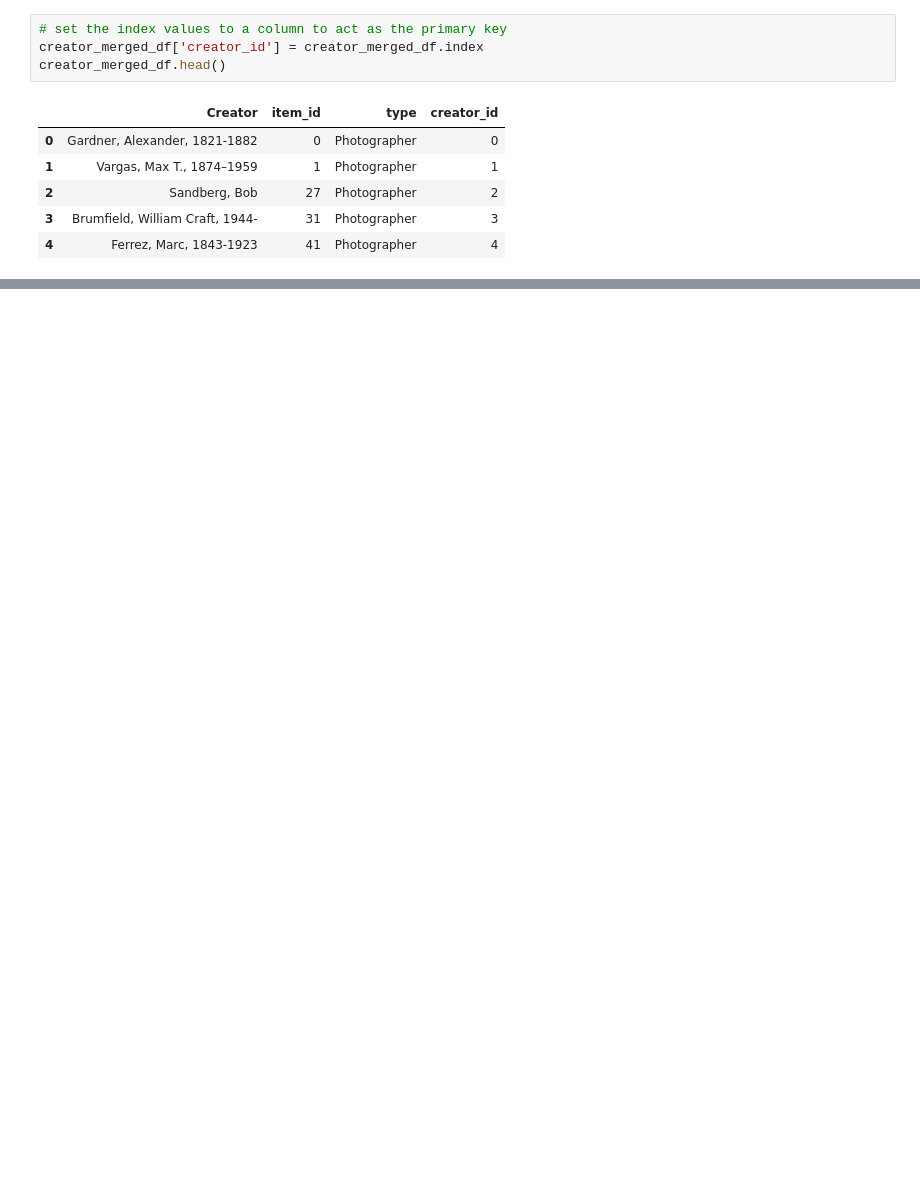
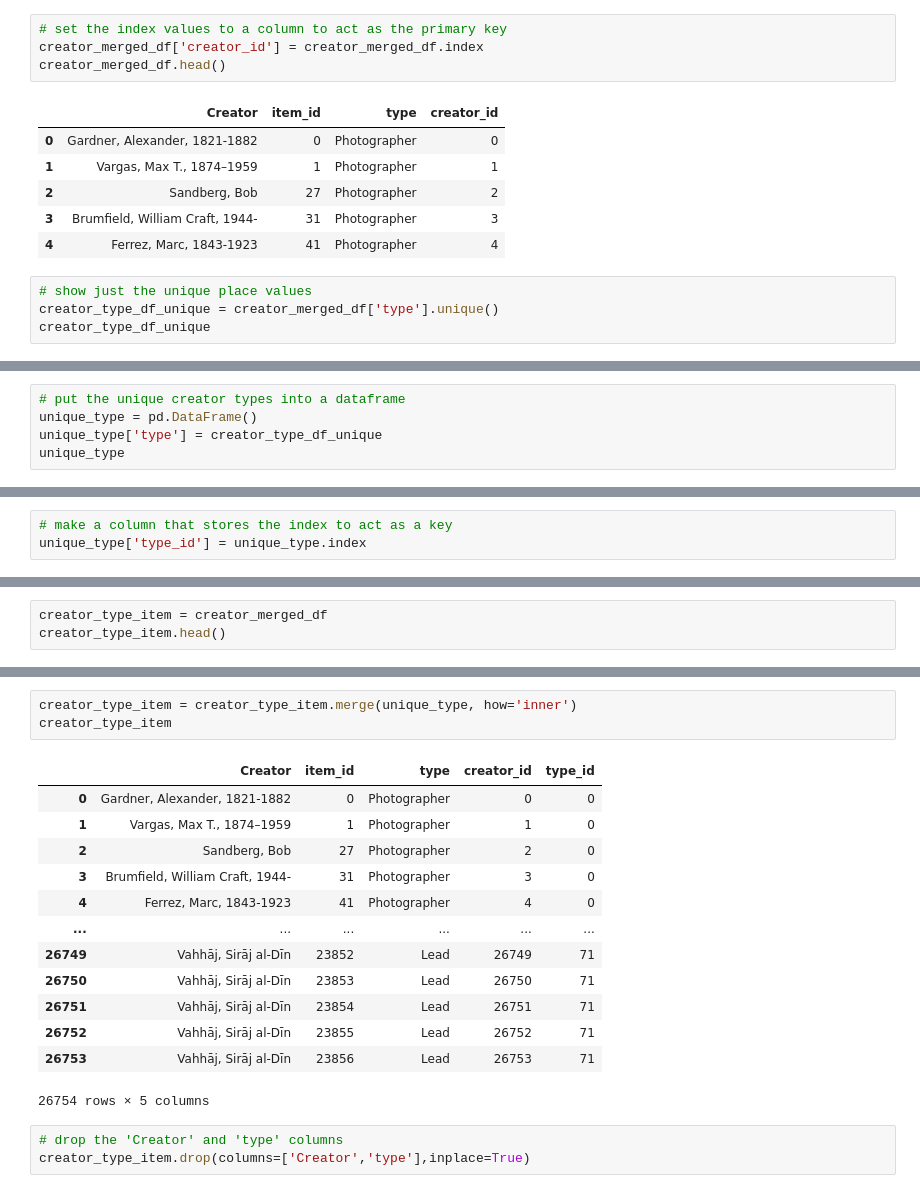
Before and after one commit to caitepley/Project-3, a Jupyter notebook: creator_processing.ipynb, the cells around one changed output, grey strips where cells are left out. Drawn from its saved outputs; the diff is of its cells as text; blank space fills up the shorter version.

Commit message:
updated creator processing

```diff
--- a/creator_processing.ipynb
+++ b/creator_processing.ipynb
@@ -1293,3 +1290,7 @@ creator_merged_df.head()
 | 2 | Sandberg, Bob | 27 | Photographer | 2 |
 | 3 | Brumfield, William Craft, 1944- | 31 | Photographer | 3 |
 | 4 | Ferrez, Marc, 1843-1923 | 41 | Photographer | 4 |
+# %%
+# show just the unique place values
+creator_type_df_unique = creator_merged_df['type'].unique()
+creator_type_df_unique
@@ -1295,0 +1317,5 @@ creator_merged_df.head()
+# %%
+# put the unique creator types into a dataframe
+unique_type = pd.DataFrame()
+unique_type['type'] = creator_type_df_unique
+unique_type
@@ -1296 +1336,4 @@ creator_merged_df.head()
+# %%
+# make a column that stores the index to act as a key
+unique_type['type_id'] = unique_type.index
 # %%
@@ -1298,0 +1376,3 @@ creator_merged_df.to_csv('creators.csv', index=False)
+# %%
+creator_type_item = creator_merged_df
+creator_type_item.head()
@@ -1298,0 +1402,20 @@ creator_merged_df.to_csv('creators.csv', index=False)
+# %%
+creator_type_item = creator_type_item.merge(unique_type, how='inner')
+creator_type_item
+# %% [output]
+|  | Creator | item_id | type | creator_id | type_id |
+| 0 | Gardner, Alexander, 1821-1882 | 0 | Photographer | 0 | 0 |
+| 1 | Vargas, Max T., 1874–1959 | 1 | Photographer | 1 | 0 |
+| 2 | Sandberg, Bob | 27 | Photographer | 2 | 0 |
+| 3 | Brumfield, William Craft, 1944- | 31 | Photographer | 3 | 0 |
+| 4 | Ferrez, Marc, 1843-1923 | 41 | Photographer | 4 | 0 |
+| ... | ... | ... | ... | ... | ... |
+| 26749 | Vahhāj, Sirāj al-Dīn | 23852 | Lead | 26749 | 71 |
+| 26750 | Vahhāj, Sirāj al-Dīn | 23853 | Lead | 26750 | 71 |
+| 26751 | Vahhāj, Sirāj al-Dīn | 23854 | Lead | 26751 | 71 |
+| 26752 | Vahhāj, Sirāj al-Dīn | 23855 | Lead | 26752 | 71 |
+| 26753 | Vahhāj, Sirāj al-Dīn | 23856 | Lead | 26753 | 71 |
+26754 rows × 5 columns
+# %%
+# drop the 'Creator' and 'type' columns
+creator_type_item.drop(columns=['Creator','type'],inplace=True)
```
Also changed, not shown: parts of 59 cells of this notebook, 4 other files.
